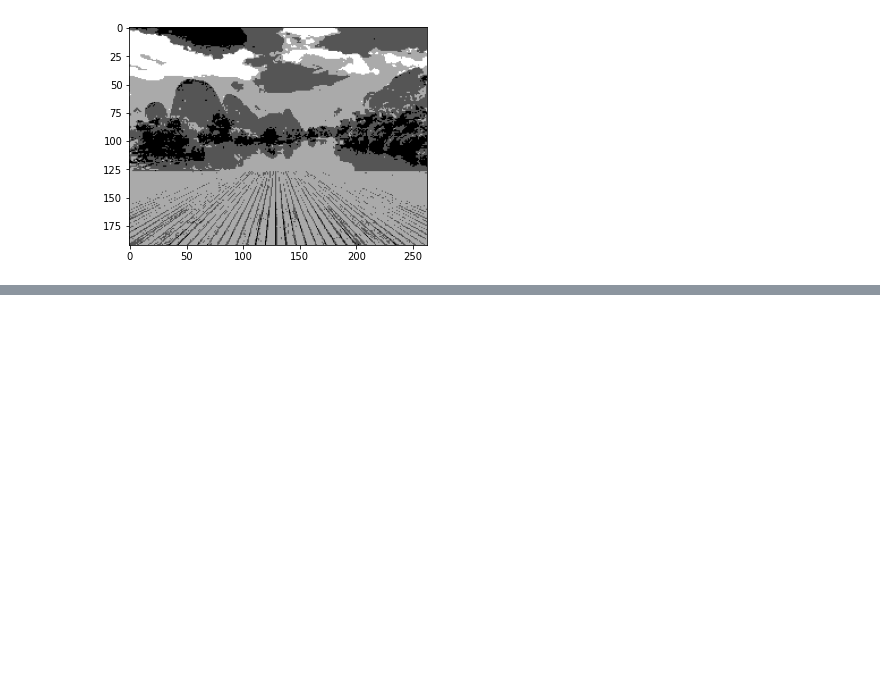
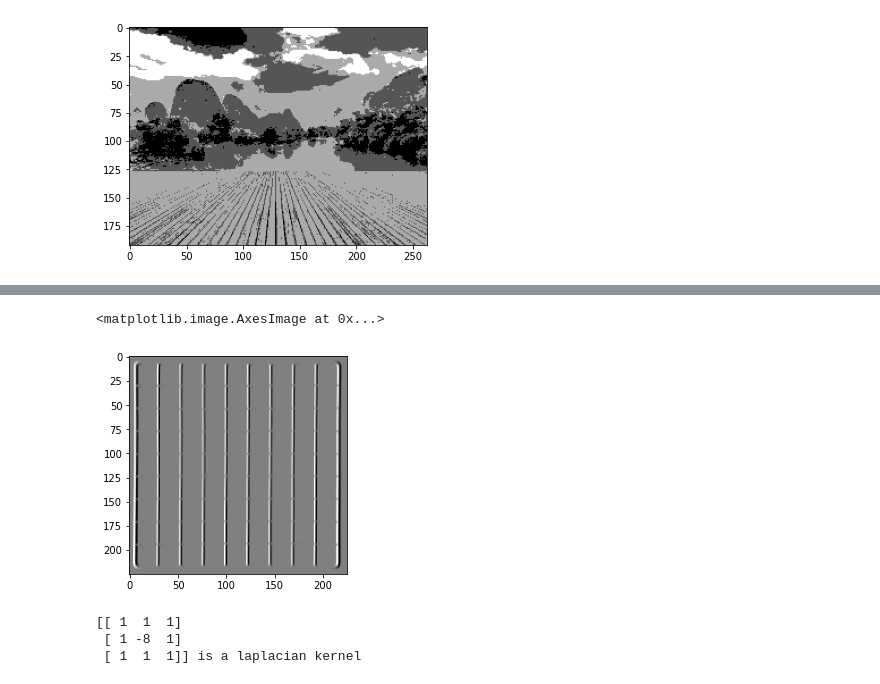
Before and after one commit to abhi9rocks/DeepStuff, a Jupyter notebook: rcnn1.ipynb, the cells around one changed output, grey strips where cells are left out. Saved outputs shown, nothing was run; the diff lists cells and outputs as text; code cells hidden in the pictures; blank space fills up the shorter version.

```diff
--- a/rcnn1.ipynb
+++ b/rcnn1.ipynb
@@ -64,0 +99,12 @@ plt.imshow(gray, cmap='gray')
+# %%
+plt.imshow(out_v, cmap='gray')
+# %% [output]
+<matplotlib.image.AxesImage at 0x...>
+[figure, added]
+# %%
+kernel_laplace = np.array([np.array([1, 1, 1]), np.array([1, -8, 1]), np.array([1, 1, 1])])
+print(kernel_laplace, 'is a laplacian kernel')
+# %% [output]
+[[ 1  1  1]
+ [ 1 -8  1]
+ [ 1  1  1]] is a laplacian kernel
```
Also changed, not shown: parts of 9 cells of this notebook.
